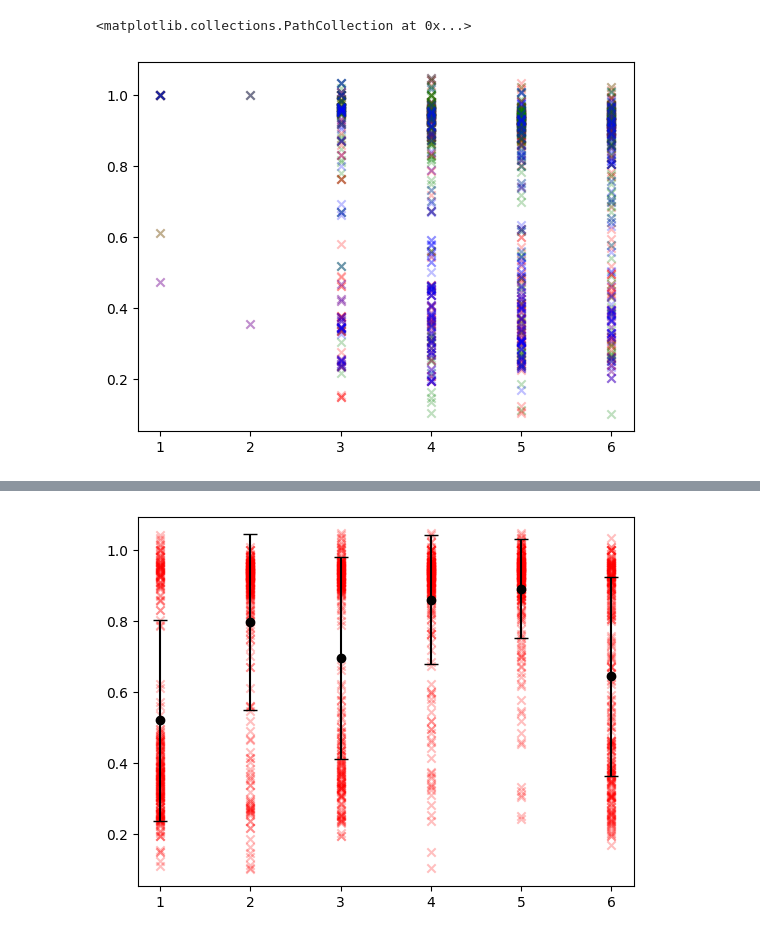
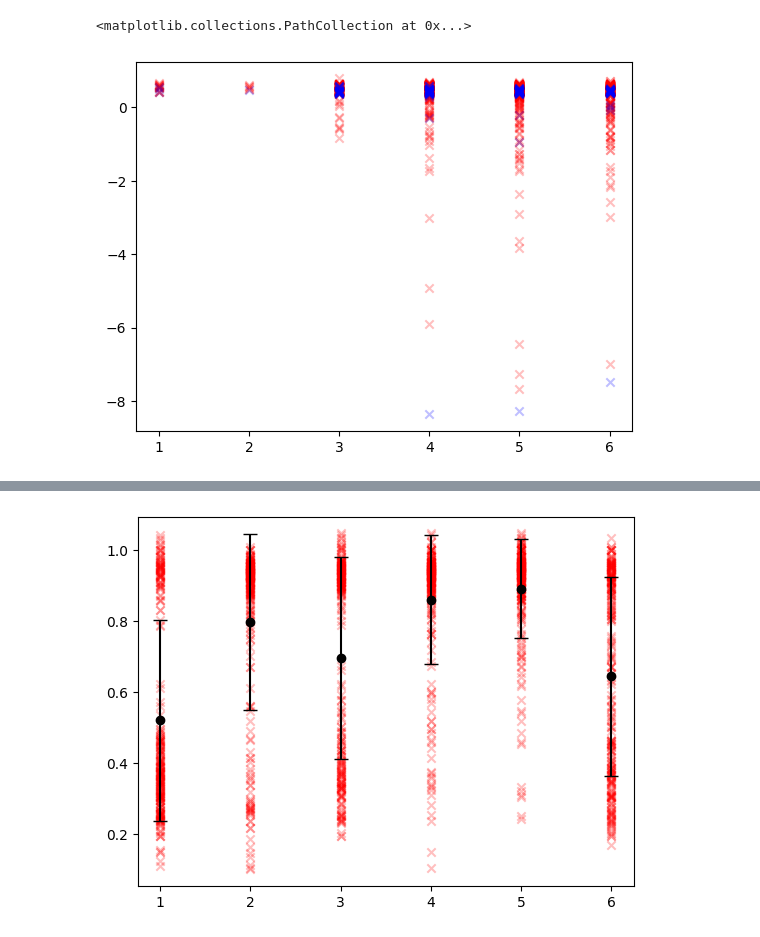
Before and after one commit to r4b61t/LLP-cuda, a Jupyter notebook: analysis.ipynb, the cells around one changed output, grey strips where cells are left out. Saved outputs shown, nothing was run; the diff lists cells and outputs as text; code cells hidden in the pictures.

Commit message:
fix positive energy

```diff
--- a/analysis.ipynb
+++ b/analysis.ipynb
@@ -8,14 +8,18 @@ p3 = DC_QAOA.from_json("p-3.json")
 p4 = DC_QAOA.from_json("p-4.json")
 p5 = DC_QAOA.from_json("p-5.json")
 p6 = DC_QAOA.from_json("p-6.json")
+p7 = DC_QAOA.from_json("p-7.json")
 # %%
-def enery_size(qaoa_groups, p=1):
+from qtft_tools import Group
+
+
+def enery_size(qaoa_groups: list[Group], p=1):
     approximation_ratios_expected_energy = []
     approximation_ratios_highest_prob_state_energy = []
     for qaoa_group in qaoa_groups:
         if qaoa_group.c_exact == 0:
             continue
-        expected_energy = qaoa_group.approximation_ratio()
+        expected_energy = qaoa_group.c_qaoa/qaoa_group.c_exact,
         highest_prob_state_energy = qaoa_group.cs[0]/qaoa_group.c_exact,
         approximation_ratios_expected_energy.append((expected_energy, qaoa_group.size))
         approximation_ratios_highest_prob_state_energy.append((highest_prob_state_energy, qaoa_group.size))
@@ -23,7 +27,7 @@ def enery_size(qaoa_groups, p=1):
     energys = []
     sizes = []
     p_list = []
-    for energy, size in approximation_ratios_highest_prob_state_energy:
+    for energy, size in approximation_ratios_expected_energy:
         #approximation_ratios_expected_energy
         energys.append(energy)
         sizes.append(size)
@@ -31,19 +35,21 @@ def enery_size(qaoa_groups, p=1):
     return sizes , p_list, energys
 # %%
 
-data1 = enery_size(p1.groups)[:3:2]
-data2 = enery_size(p2.groups)[:3:2]
-data3 = enery_size(p3.groups)[:3:2]
-data4 = enery_size(p4.groups)[:3:2]
-data5 = enery_size(p5.groups)[:3:2]
-data6 = enery_size(p6.groups)[:3:2]
+data1 = enery_size(p1.groups , 1)[0:3:2]
+data2 = enery_size(p2.groups , 2)[0:3:2]
+data3 = enery_size(p3.groups , 3)[0:3:2]
+data4 = enery_size(p4.groups , 4)[0:3:2]
+data5 = enery_size(p5.groups , 5)[0:3:2]
+data6 = enery_size(p6.groups , 6)[0:3:2]
+data7 = enery_size(p7.groups , 7)[0:3:2]
 
 plt.scatter(*data1, marker='x', color='r', alpha=0.25)
-plt.scatter(*data2, marker='x', color='g', alpha=0.25)
-plt.scatter(*data3, marker='x', color='b', alpha=0.25)
+plt.scatter(*data2, marker='x', color='r', alpha=0.25)
+plt.scatter(*data3, marker='x', color='r', alpha=0.25)
 plt.scatter(*data4, marker='x', color='r', alpha=0.25)
-plt.scatter(*data5, marker='x', color='g', alpha=0.25)
-plt.scatter(*data6, marker='x', color='b', alpha=0.25)
+plt.scatter(*data5, marker='x', color='r', alpha=0.25)
+plt.scatter(*data6, marker='x', color='r', alpha=0.25)
+plt.scatter(*data7, marker='x', color='b', alpha=0.25)
 # %% [output]
 <matplotlib.collections.PathCollection at 0x...>
-[figure, old version]
+[figure, new version]
```
Also changed, not shown: parts of 2 cells of this notebook, 5 other files.
